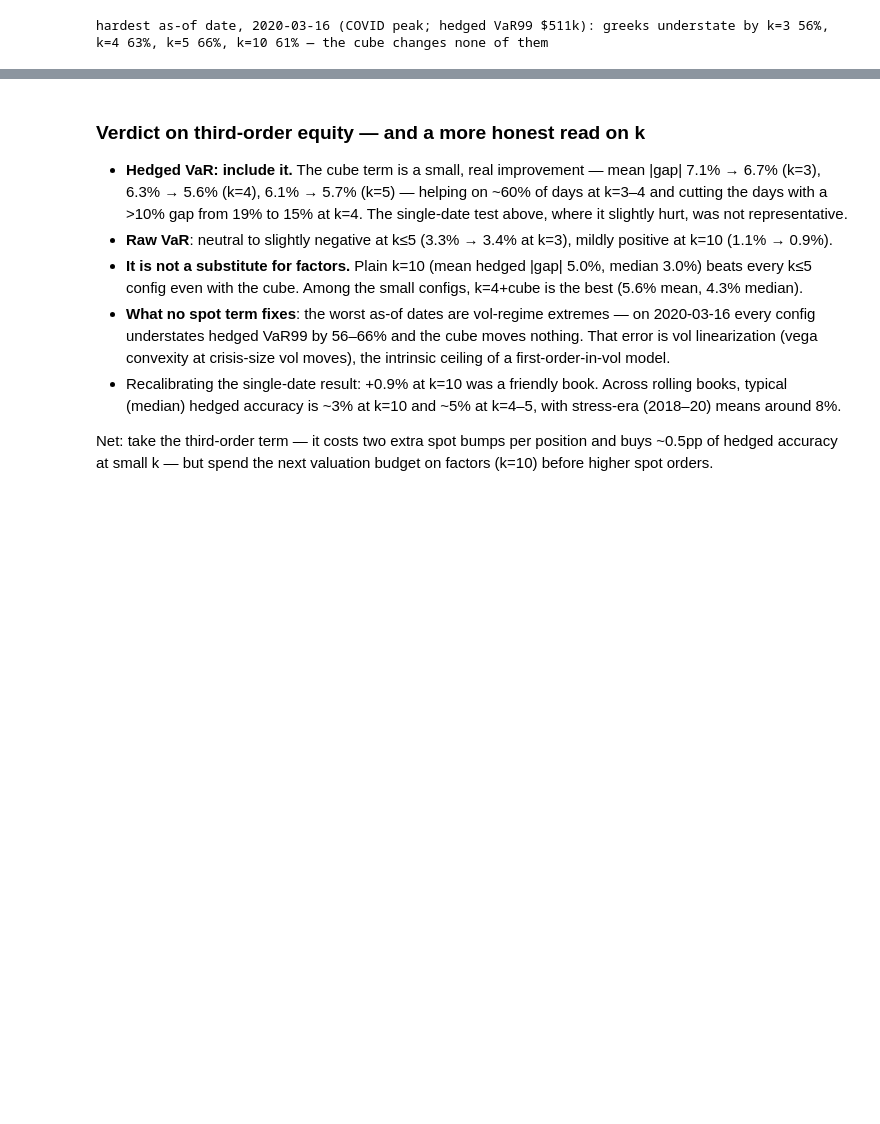
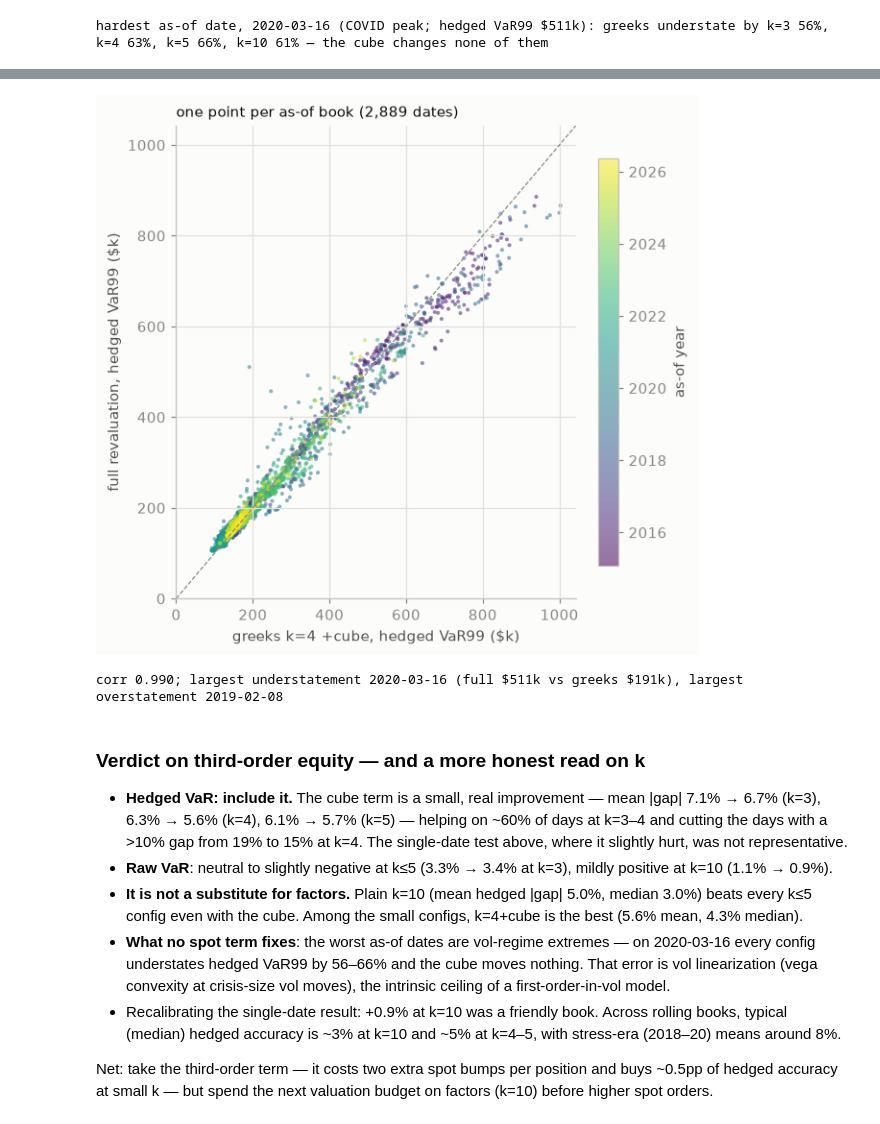
Before and after one commit to yufeng66/vol_pca, a Jupyter notebook: historical_var.ipynb, the cells around one changed output, grey strips where cells are left out. Saved outputs shown, nothing was run; the diff lists cells and outputs as text; code cells hidden in the pictures; blank space fills up the shorter version.

```diff
--- a/historical_var.ipynb
+++ b/historical_var.ipynb
@@ -406,3 +415,28 @@ hardest as-of date, 2020-03-16 (COVID peak; hedged VaR99 $511k): greeks understa
+# %%
+x = roll["g4c_h"] / 1e3
+y = roll["full_h"] / 1e3
+fig, ax = plt.subplots(figsize=(5.8, 5.4))
+yr = roll.index.year + roll.index.dayofyear / 366
+sc = ax.scatter(x, y, s=7, c=yr, cmap="viridis", alpha=0.55, lw=0)
+lims = [0, max(x.max(), y.max()) * 1.04]
+ax.plot(lims, lims, color="#898781", lw=0.8, ls="--")
+ax.set_xlim(lims)
+ax.set_ylim(lims)
+ax.set_xlabel("greeks k=4 +cube, hedged VaR99 ($k)")
+ax.set_ylabel("full revaluation, hedged VaR99 ($k)")
+ax.set_title("one point per as-of book (2,889 dates)", loc="left", fontsize=10)
+fig.colorbar(sc, ax=ax, fraction=0.046, label="as-of year")
+plt.tight_layout()
+plt.show()
+
+miss = roll["full_h"] - roll["g4c_h"]
+print(f"corr {np.corrcoef(x, y)[0, 1]:.3f}; largest understatement "
+      f"{miss.idxmax().date()} (full ${roll.full_h[miss.idxmax()] / 1e3:,.0f}k vs "
+      f"greeks ${roll.g4c_h[miss.idxmax()] / 1e3:,.0f}k), largest overstatement "
+      f"{miss.idxmin().date()}")
+# %% [output]
+[figure, added]
+corr 0.990; largest understatement 2020-03-16 (full $511k vs greeks $191k), largest overstatement 2019-02-08
 # %% [markdown]
 ### Verdict on third-order equity — and a more honest read on k
 
```
Also changed, not shown: parts of 1 cell of this notebook.
